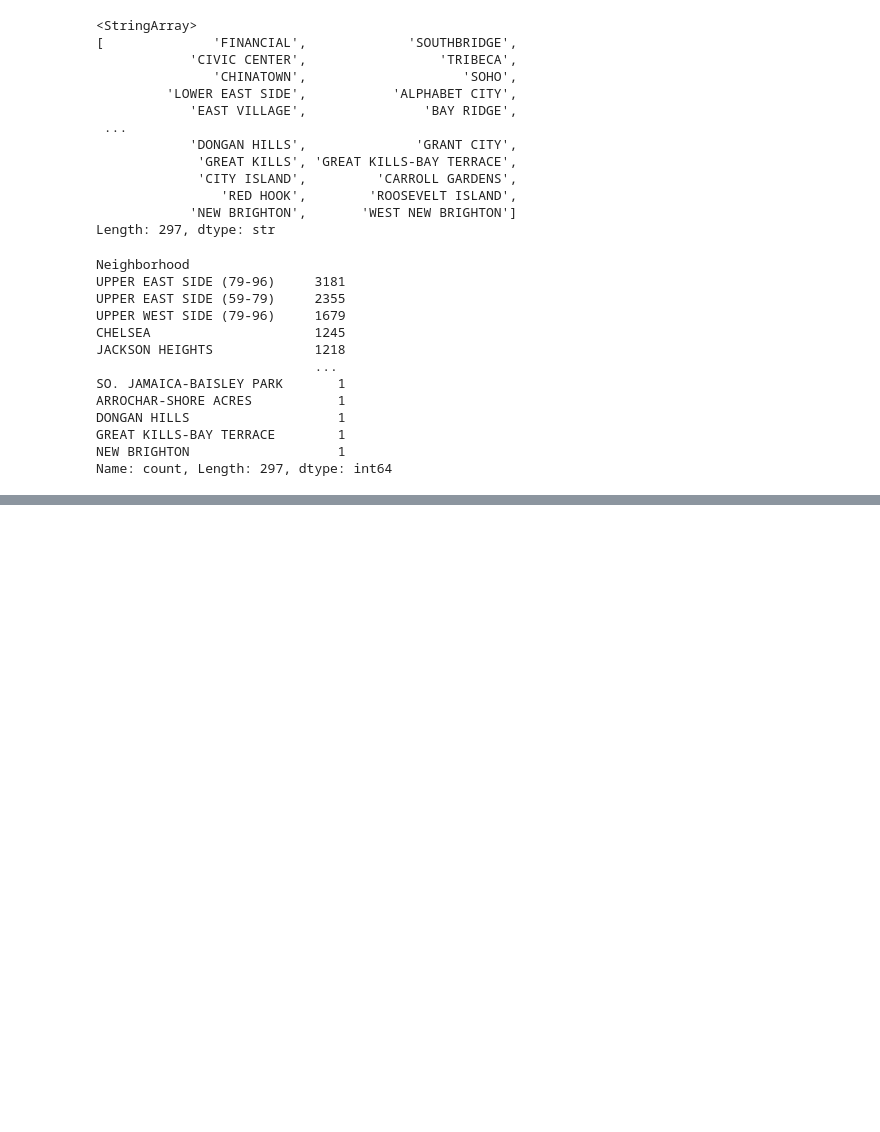
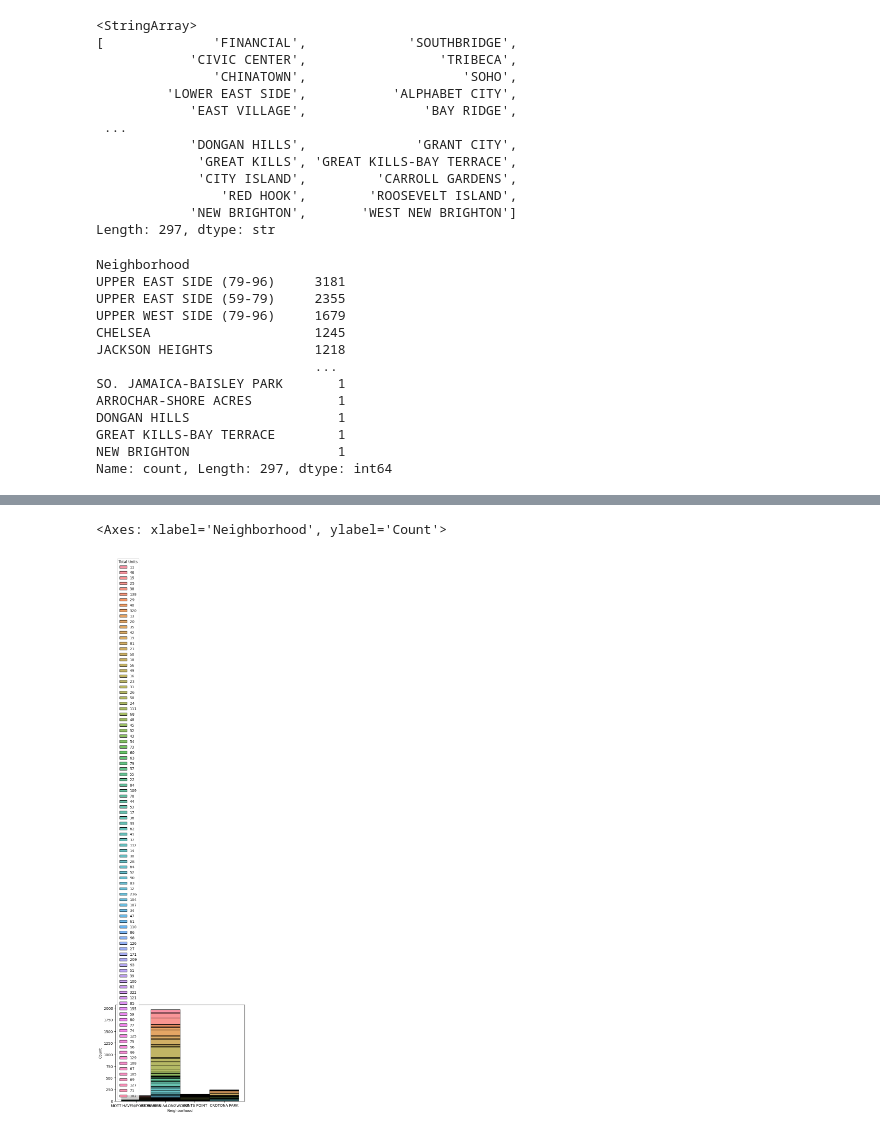
Before and after one commit to nicholas1304-dotcom/Data-for-a-better-NYC, a Jupyter notebook: Rental_income.ipynb, the cells around one changed output, grey strips where cells are left out. Saved outputs shown, nothing was run; the diff lists cells and outputs as text; code cells hidden in the pictures; blank space fills up the shorter version.

```diff
--- a/Rental_income.ipynb
+++ b/Rental_income.ipynb
@@ -221,0 +200,10 @@ Name: count, dtype: int64
+# %%
+sns.barplot(
+    data = filtered_neighborhoods,
+    x = 'Neighborhood',
+    y = '',
+    hue = ''
+)
+# %% [output]
+<Axes: xlabel='Neighborhood', ylabel='Count'>
+[figure, added]
```
Also changed, not shown: parts of 15 cells of this notebook.
